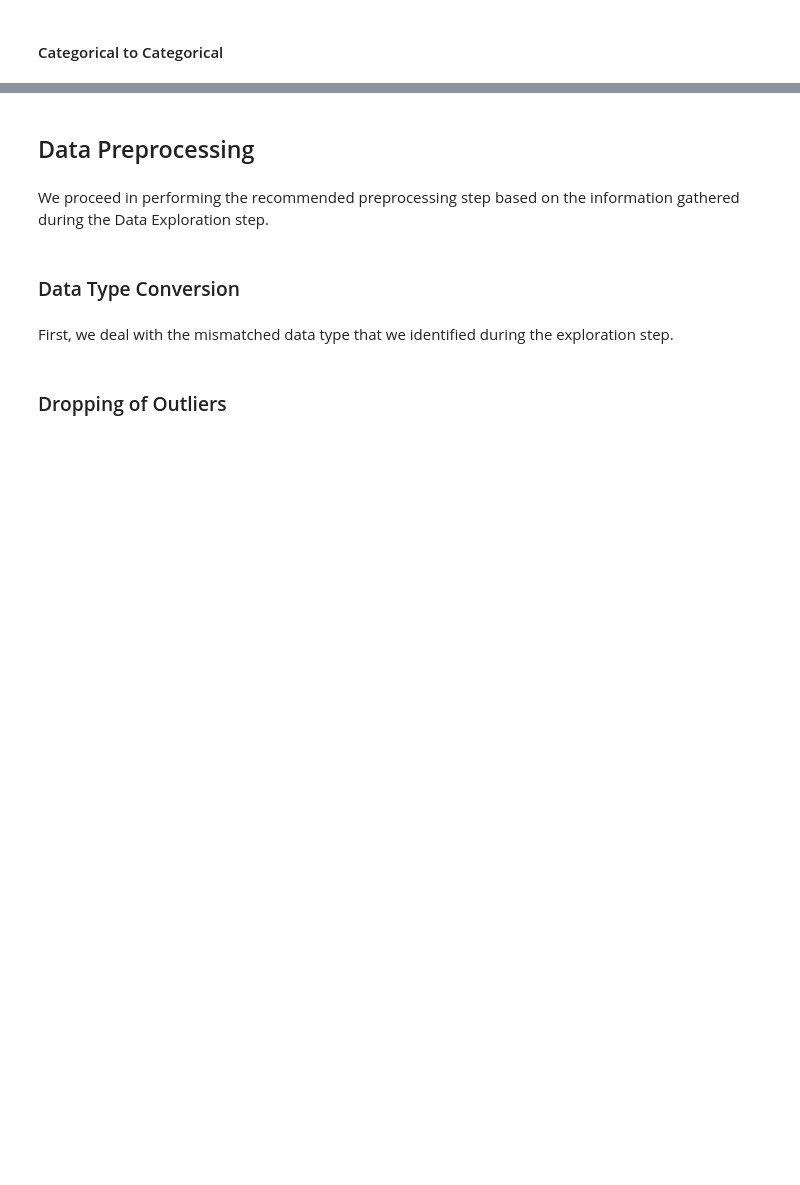
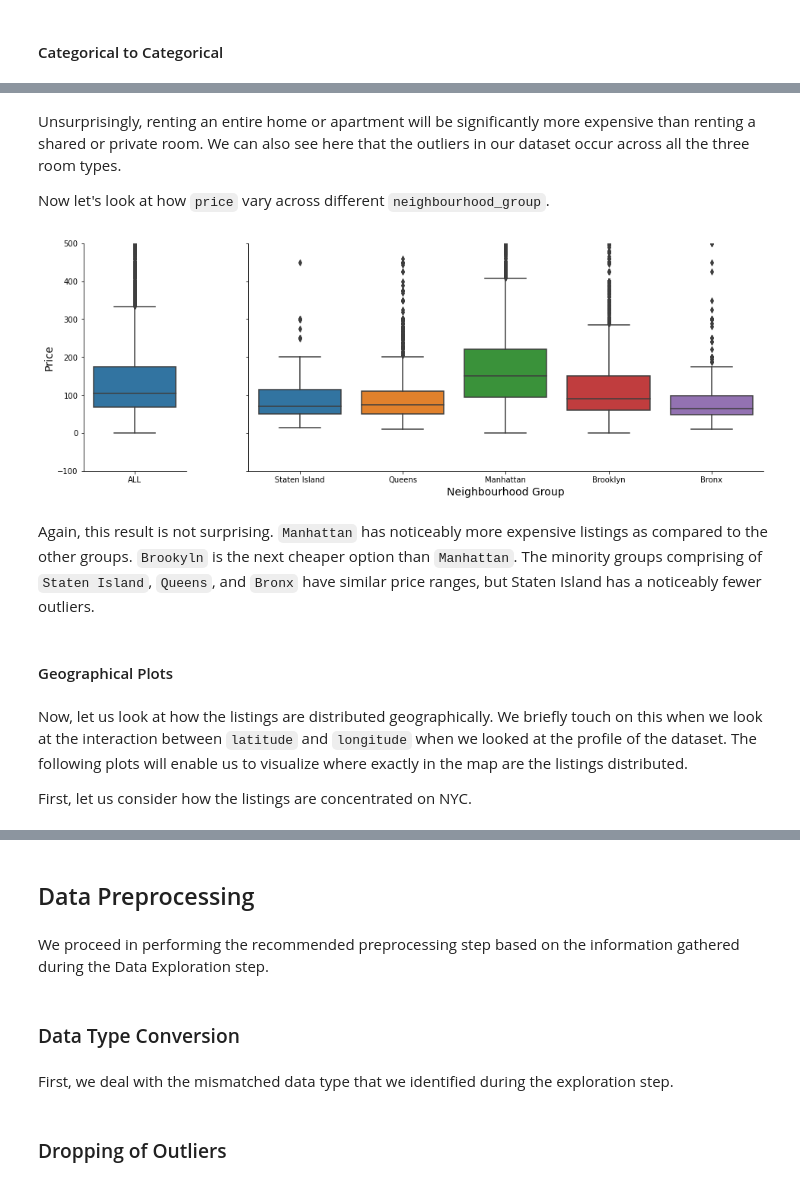
Before and after one commit to leolorenzoii/nd0821-c2-build-model-workflow-starter, a Jupyter notebook: src/eda/eda.ipynb, the cells around one changed output, grey strips where cells are left out. Saved outputs shown, nothing was run; the diff lists cells and outputs as text; code cells hidden in the pictures; blank space fills up the shorter version.

```diff
--- a/src/eda/eda.ipynb
+++ b/src/eda/eda.ipynb
@@ -167,0 +153,17 @@ axes[1].get_xticklabels()
+# %% [markdown]
+Unsurprisingly, renting an entire home or apartment will be significantly more expensive than renting a shared or private room. We can also see here that the outliers in our dataset occur across all the three room types.
+
+Now let's look at how `price` vary across different `neighbourhood_group`.
+# %%
+utils.categorical_numerical_plot(data, 'price', 'neighbourhood_group',
+                                 (-100, 500));
+# %% [output]
+[figure, added]
+# %% [markdown]
+Again, this result is not surprising. `Manhattan` has noticeably more expensive listings as compared to the other groups. `Brookyln` is the next cheaper option than `Manhattan`. The minority groups comprising of `Staten Island`, `Queens`, and `Bronx` have similar price ranges, but Staten Island has a noticeably fewer outliers.
+# %% [markdown]
+#### Geographical Plots
+# %% [markdown]
+Now, let us look at how the listings are distributed geographically. We briefly touch on this when we look at the interaction between `latitude` and `longitude` when we looked at the profile of the dataset. The following plots will enable us to visualize where exactly in the map are the listings distributed.
+
+First, let us consider how the listings are concentrated on NYC.
```
Also changed, not shown: parts of 16 cells of this notebook.
